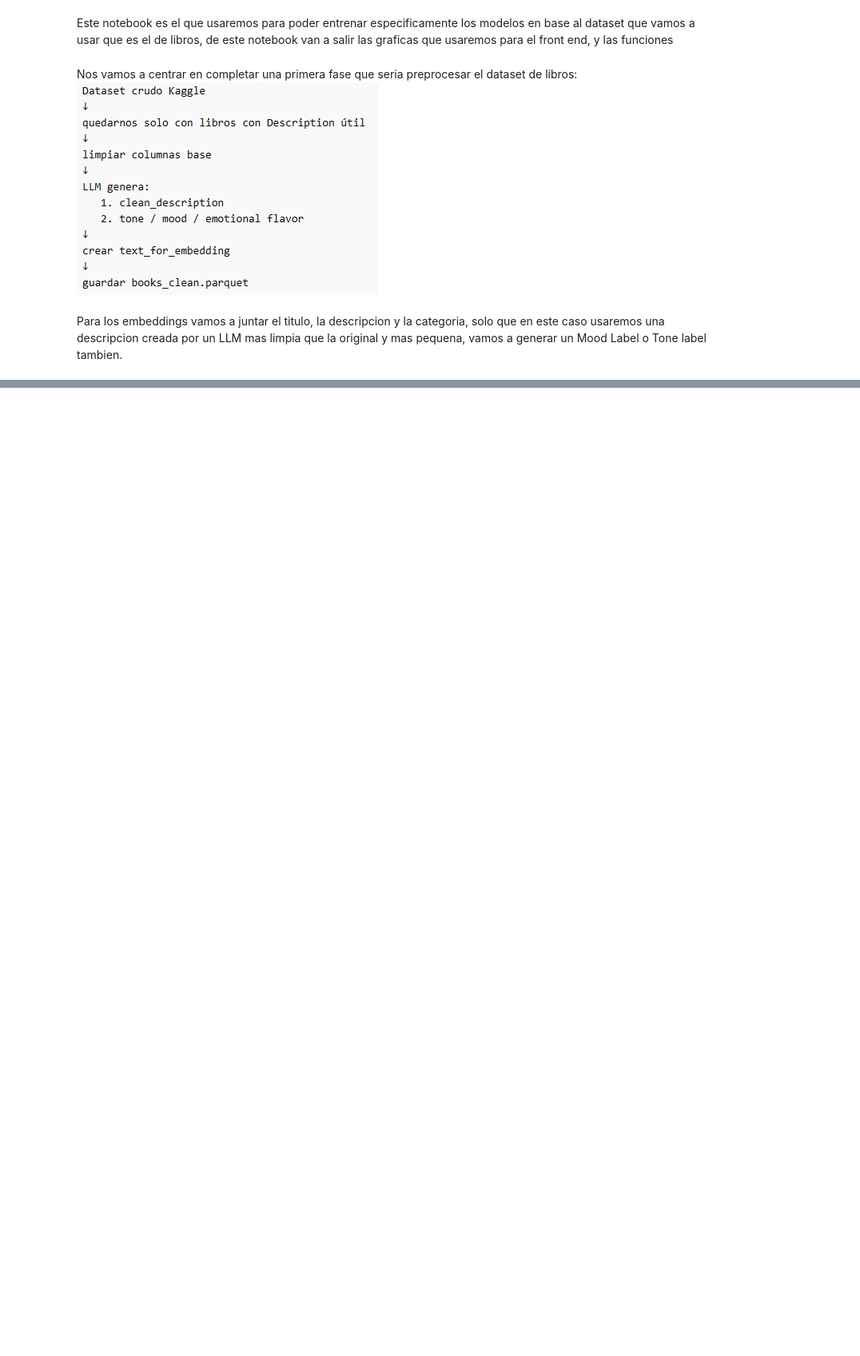
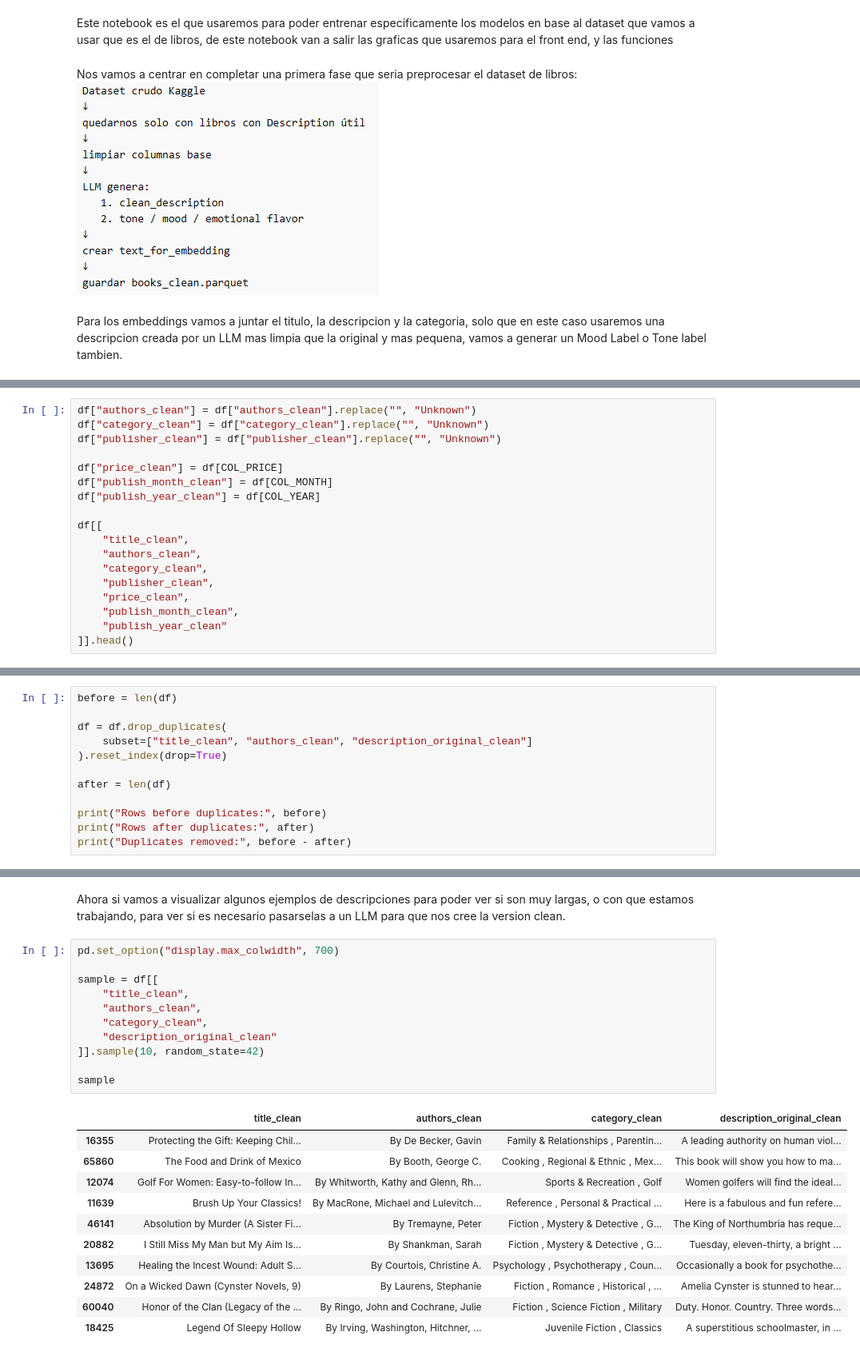
Before and after one commit to HiramZ04/Cal-State-UMAP_Clustering, a Jupyter notebook: Final_Notebook.ipynb, the cells around one changed output, grey strips where cells are left out. Shown at 80% size. Cells and saved outputs as stored; diff of their text form; blank space fills up the shorter version.

Commit message:
First preprocessing of books dataset

```diff
--- a/Final_Notebook.ipynb
+++ b/Final_Notebook.ipynb
@@ -7,0 +183,18 @@ Para los embeddings vamos a juntar el titulo, la descripcion y la categoria, sol
+# %%
+df["authors_clean"] = df["authors_clean"].replace("", "Unknown")
+df["category_clean"] = df["category_clean"].replace("", "Unknown")
+df["publisher_clean"] = df["publisher_clean"].replace("", "Unknown")
+
+df["price_clean"] = df[COL_PRICE]
+df["publish_month_clean"] = df[COL_MONTH]
+df["publish_year_clean"] = df[COL_YEAR]
+
+df[[
+    "title_clean",
+    "authors_clean",
+    "category_clean",
+    "publisher_clean",
+    "price_clean",
+    "publish_month_clean",
+    "publish_year_clean"
+]].head()
@@ -7,0 +210,12 @@ Para los embeddings vamos a juntar el titulo, la descripcion y la categoria, sol
+# %%
+before = len(df)
+
+df = df.drop_duplicates(
+    subset=["title_clean", "authors_clean", "description_original_clean"]
+).reset_index(drop=True)
+
+after = len(df)
+
+print("Rows before duplicates:", before)
+print("Rows after duplicates:", after)
+print("Duplicates removed:", before - after)
@@ -7,0 +226,25 @@ Para los embeddings vamos a juntar el titulo, la descripcion y la categoria, sol
+# %% [markdown]
+Ahora si vamos a visualizar algunos ejemplos de descripciones para poder ver si son muy largas, o con que estamos trabajando, para ver si es necesario pasarselas a un LLM para que nos cree la version clean.
+# %%
+pd.set_option("display.max_colwidth", 700)
+
+sample = df[[
+    "title_clean",
+    "authors_clean",
+    "category_clean",
+    "description_original_clean"
+]].sample(10, random_state=42)
+
+sample
+# %% [output]
+|  | title_clean | authors_clean | category_clean | description_original_clean |
+| 16355 | Protecting the Gift: Keeping Chil... | By De Becker, Gavin | Family & Relationships , Parentin... | A leading authority on human viol... |
+| 65860 | The Food and Drink of Mexico | By Booth, George C. | Cooking , Regional & Ethnic , Mex... | This book will show you how to ma... |
+| 12074 | Golf For Women: Easy-to-follow In... | By Whitworth, Kathy and Glenn, Rh... | Sports & Recreation , Golf | Women golfers will find the ideal... |
+| 11639 | Brush Up Your Classics! | By MacRone, Michael and Lulevitch... | Reference , Personal & Practical ... | Here is a fabulous and fun refere... |
+| 46141 | Absolution by Murder (A Sister Fi... | By Tremayne, Peter | Fiction , Mystery & Detective , G... | The King of Northumbria has reque... |
+| 20882 | I Still Miss My Man but My Aim Is... | By Shankman, Sarah | Fiction , Mystery & Detective , G... | Tuesday, eleven-thirty, a bright ... |
+| 13695 | Healing the Incest Wound: Adult S... | By Courtois, Christine A. | Psychology , Psychotherapy , Coun... | Occasionally a book for psychothe... |
+| 24872 | On a Wicked Dawn (Cynster Novels, 9) | By Laurens, Stephanie | Fiction , Romance , Historical , ... | Amelia Cynster is stunned to hear... |
+| 60040 | Honor of the Clan (Legacy of the ... | By Ringo, John and Cochrane, Julie | Fiction , Science Fiction , Military | Duty. Honor. Country. Three words... |
+| 18425 | Legend Of Sleepy Hollow | By Irving, Washington, Hitchner, ... | Juvenile Fiction , Classics | A superstitious schoolmaster, in ... |
```
Also changed, not shown: parts of 22 cells of this notebook.
